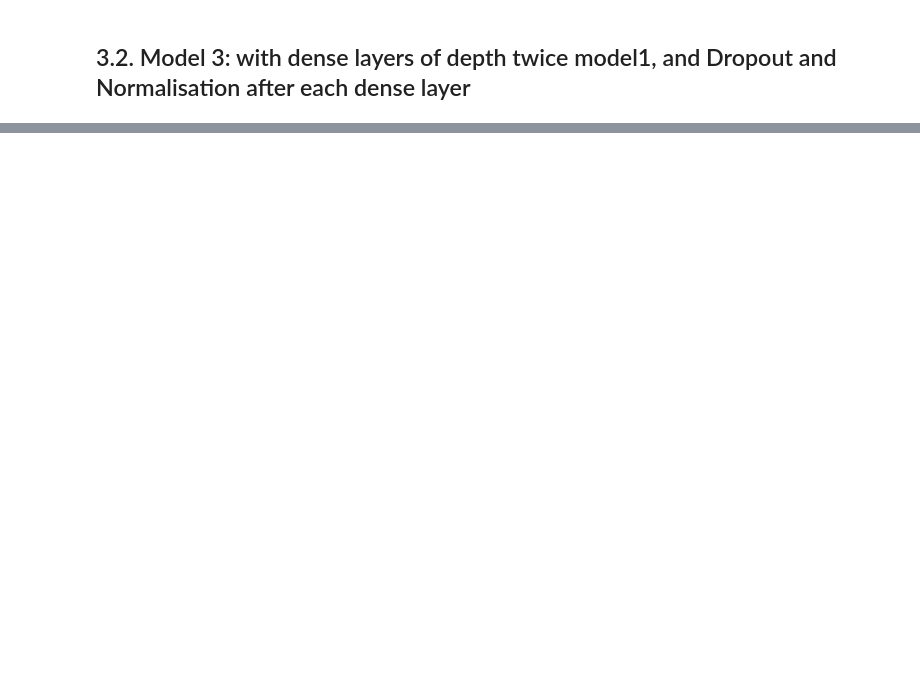
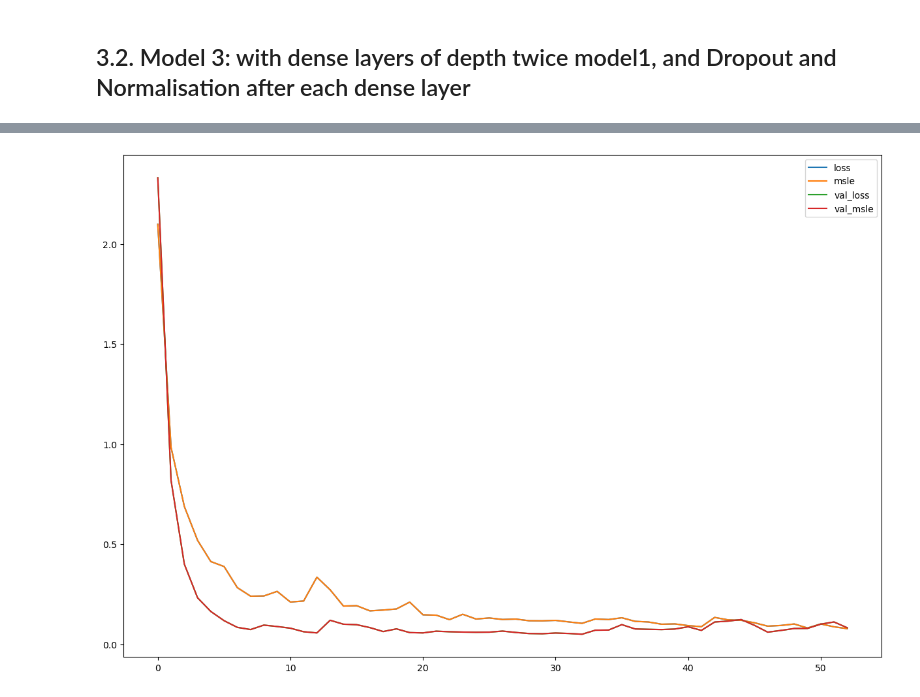
Before and after one commit to rahkooy/Neural-Network-Abalone, a Jupyter notebook: neural-net.ipynb, the cells around one changed output, grey strips where cells are left out. Saved outputs shown, nothing was run; the diff lists cells and outputs as text; code cells hidden in the pictures; blank space fills up the shorter version.

```diff
--- a/neural-net.ipynb
+++ b/neural-net.ipynb
@@ -135,2 +207,6 @@ print("min validation loss: {}".format(history_df['val_loss'].min()))
 # %% [markdown]
 ## 3.2. Model 3: with dense layers of depth twice model1, and Dropout and Normalisation after each dense layer
+# %%
+model3 = nn_model3.NeuralNetworkModel3(input_shape=7)
+model3.compile_model3()
+model3.summary3()
@@ -136,0 +235,25 @@ print("min validation loss: {}".format(history_df['val_loss'].min()))
+# %%
+# Fitting with Earlystopping to avoid over/underfitting:
+
+early_stopping = callbacks.EarlyStopping(
+    monitor = "val_loss",
+    mode = "auto",
+    min_delta=0.001,
+    patience=20,
+    restore_best_weights=True,
+)
+
+
+history3 = model3.fit(
+    X_train,y_train,
+    validation_data=(X_test,y_test),
+    batch_size=256,
+    epochs = 256,
+    callbacks=[early_stopping],
+    verbose=0 #turns off training log
+)
+# %%
+history_df3 = pd.DataFrame(history3.history)
+history_df3.plot(figsize=(15,10))
+print("min validation loss: {}".format(history_df3['val_loss'].min()))
+# %% [output]
@@ -136,0 +261 @@ print("min validation loss: {}".format(history_df['val_loss'].min()))
+[figure, added]
```
Also changed, not shown: parts of 11 cells of this notebook, 9 other files.
